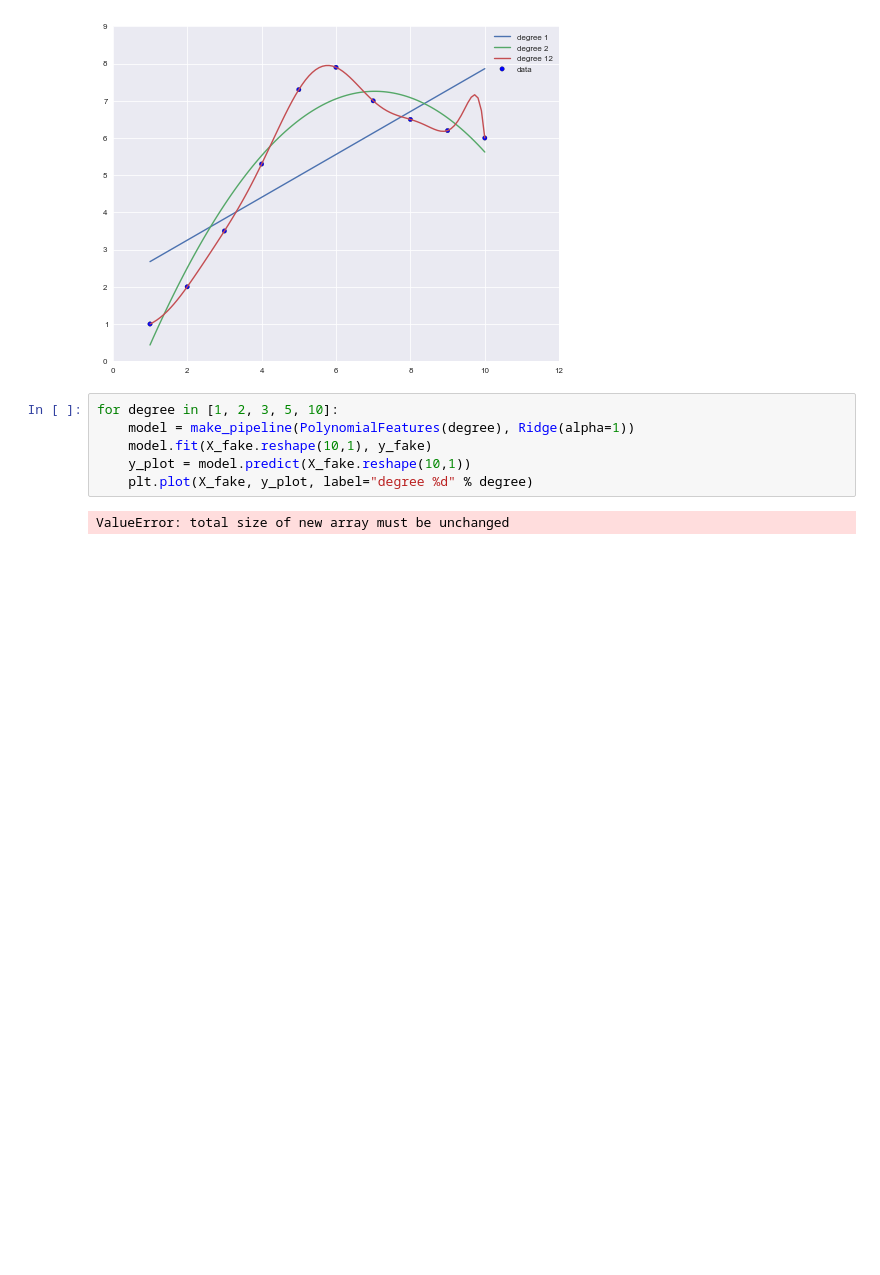
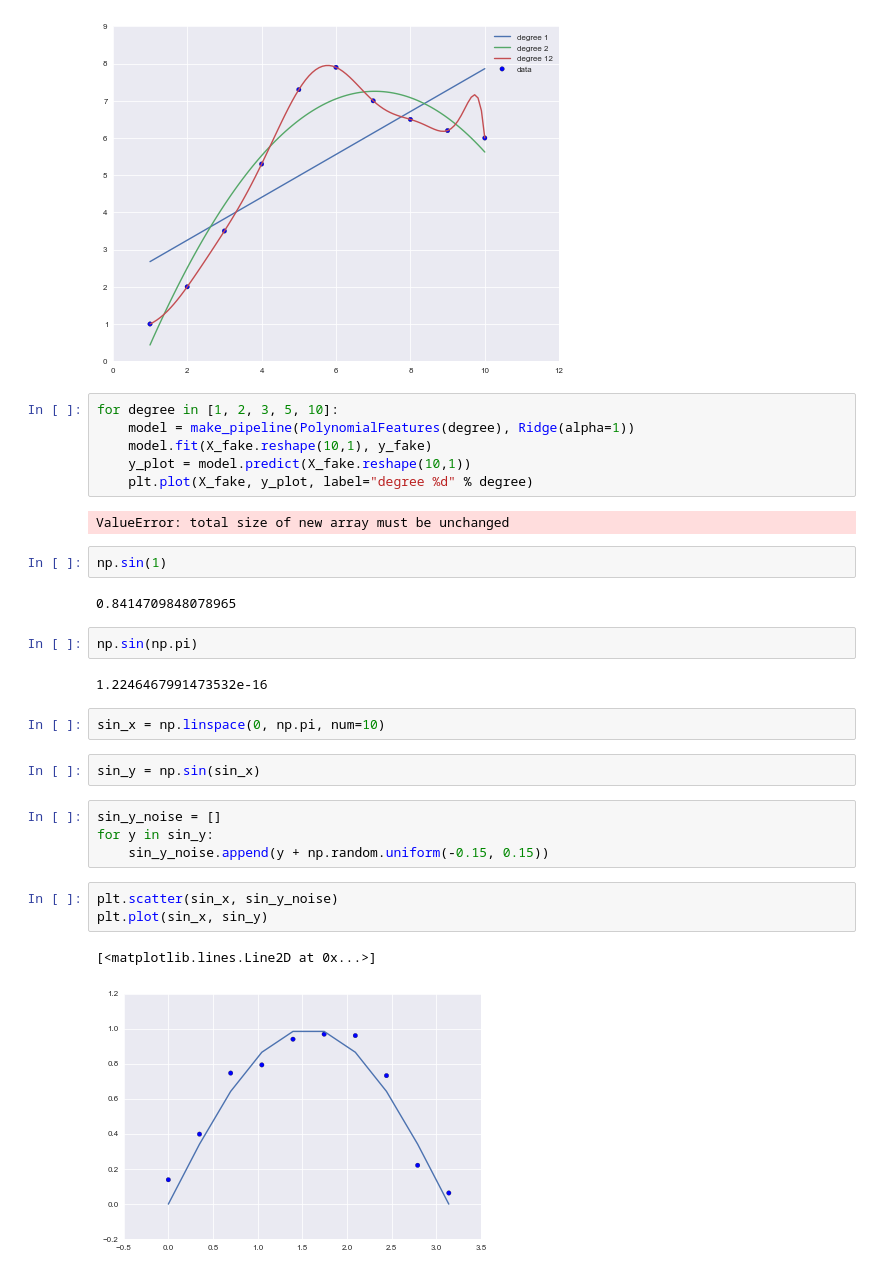
Before and after one commit to Thrinduil/exjobb, a Jupyter notebook: Housing example.ipynb, the cells around one changed output. Drawn from its saved outputs; the diff is of its cells as text; blank space fills up the shorter version.

```diff
--- a/Housing example.ipynb
+++ b/Housing example.ipynb
@@ -112,3 +112,25 @@ for degree in [1, 2, 3, 5, 10]:
     plt.plot(X_fake, y_plot, label="degree %d" % degree)
 # %% [output]
 ValueError: total size of new array must be unchanged
+# %%
+np.sin(1)
+# %% [output]
+0.8414709848078965
+# %%
+np.sin(np.pi)
+# %% [output]
+1.2246467991473532e-16
+# %%
+sin_x = np.linspace(0, np.pi, num=10)
+# %%
+sin_y = np.sin(sin_x)
+# %%
+sin_y_noise = []
+for y in sin_y:
+    sin_y_noise.append(y + np.random.uniform(-0.15, 0.15))
+# %%
+plt.scatter(sin_x, sin_y_noise)
+plt.plot(sin_x, sin_y)
+# %% [output]
+[<matplotlib.lines.Line2D at 0x...>]
+[figure, added]
```
Also changed, not shown: parts of 1 cell of this notebook, 4 other files.
